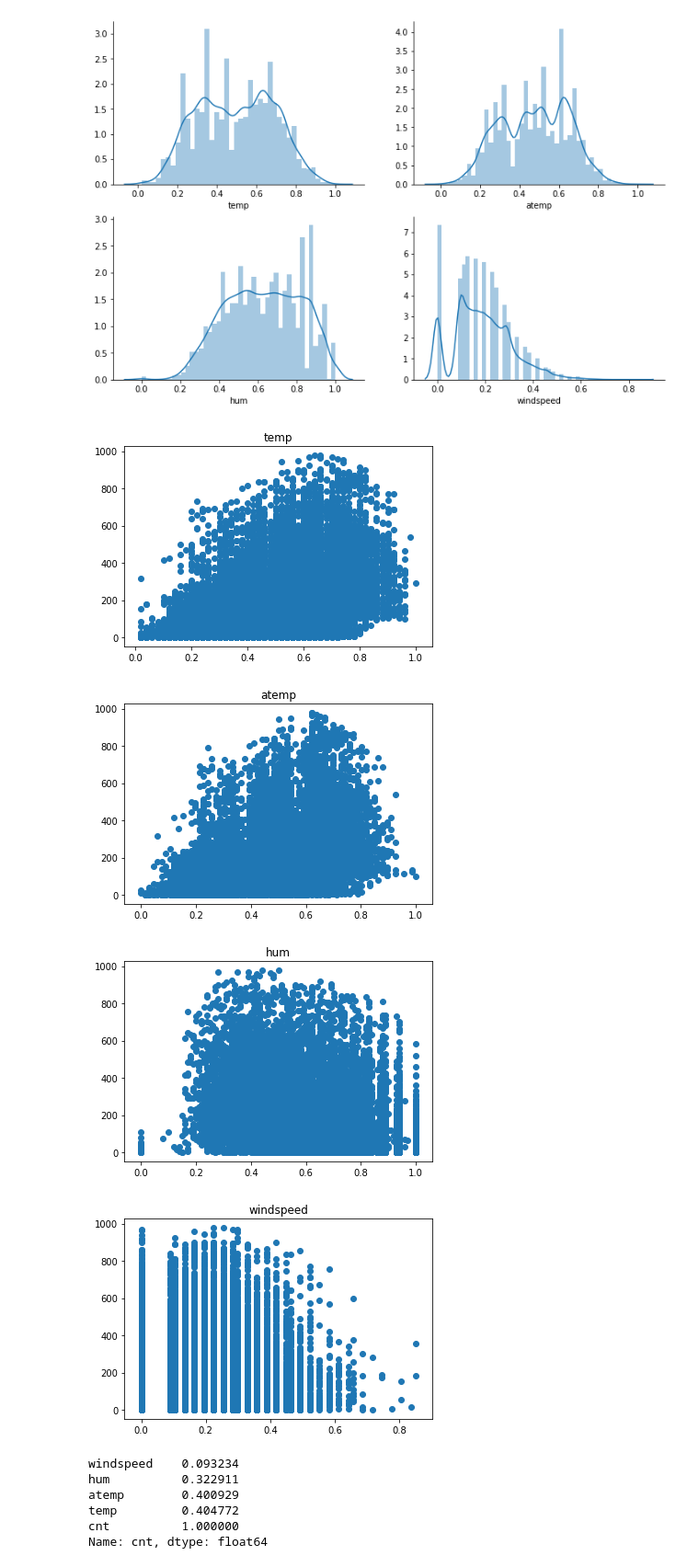
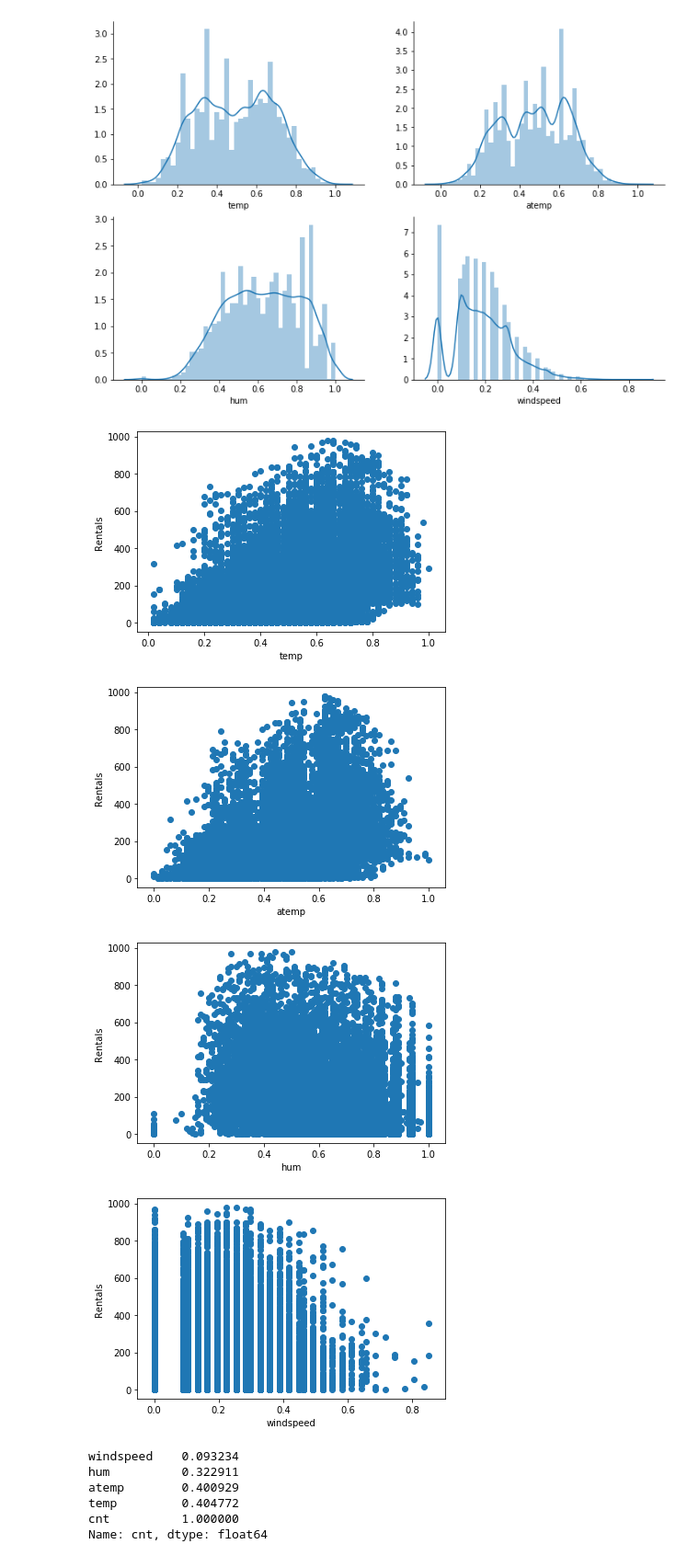
Before and after one commit to shankhapaul22/Bike-Rentals, a Jupyter notebook: Predicting+Bike+Rentals.ipynb, the cells around one changed output. Shown at 92% size. Saved outputs shown, nothing was run; the diff lists cells and outputs as text; code cells hidden in the pictures.

Commit message:
updated plot titles

```diff
--- a/Predicting+Bike+Rentals.ipynb
+++ b/Predicting+Bike+Rentals.ipynb
@@ -154,7 +154,7 @@ def plot_bar(col):
         Bar plot utlizing matplotlib library
     '''
     grouped  = bike_rentals.pivot_table(index = col, values = 'cnt', aggfunc = np.mean)
-    grouped.plot.bar(rot = 0, title = col)
+    grouped.plot.bar(rot = 0, title = 'Average rentals by {}'.format(col))
     plt.show()
 
 for col in cat_cols.tolist():
@@ -204,17 +204,18 @@ plot_dist(cont_cols.tolist())
 # %%
 def plot_scatter(col):
     '''Plots scatter plot of given column against `cnt` column in the bike_rentals dataframe'''
     plt.scatter(x = bike_rentals[col], y = bike_rentals['cnt'])
-    plt.title(col)
+    plt.xlabel(col)
+    plt.ylabel('Rentals')
     plt.show()
 
 for col in cont_cols.tolist():
     plot_scatter(col)
 # %% [output]
-[figure, old version]
+[figure, new version]
-[figure, old version]
+[figure, new version]
-[figure, old version]
+[figure, new version]
-[figure, old version]
+[figure, new version]
 # %%
 corr_cols = cont_cols.tolist()
 corr_cols.append('cnt')
```
Also changed, not shown: parts of 4 cells of this notebook.
